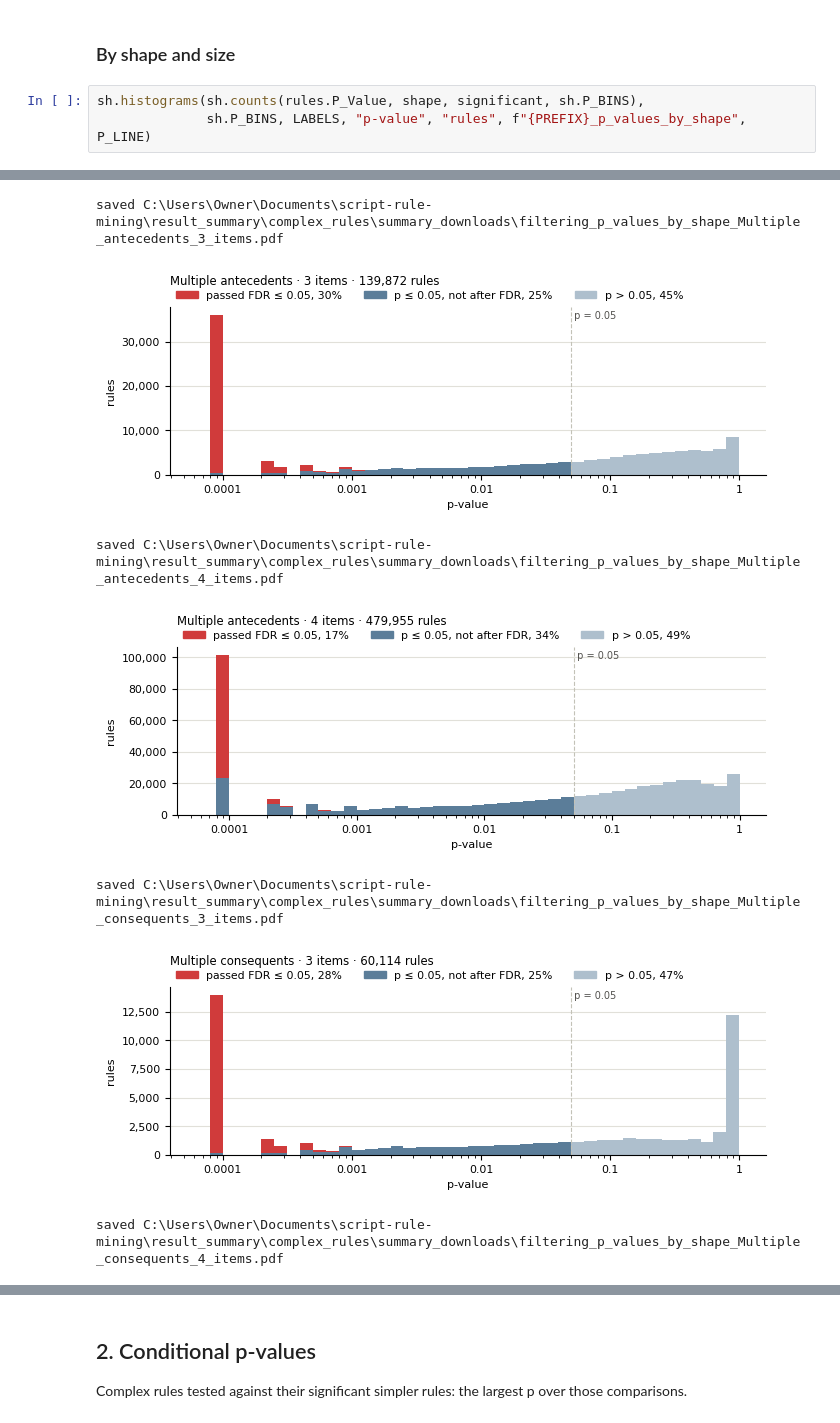
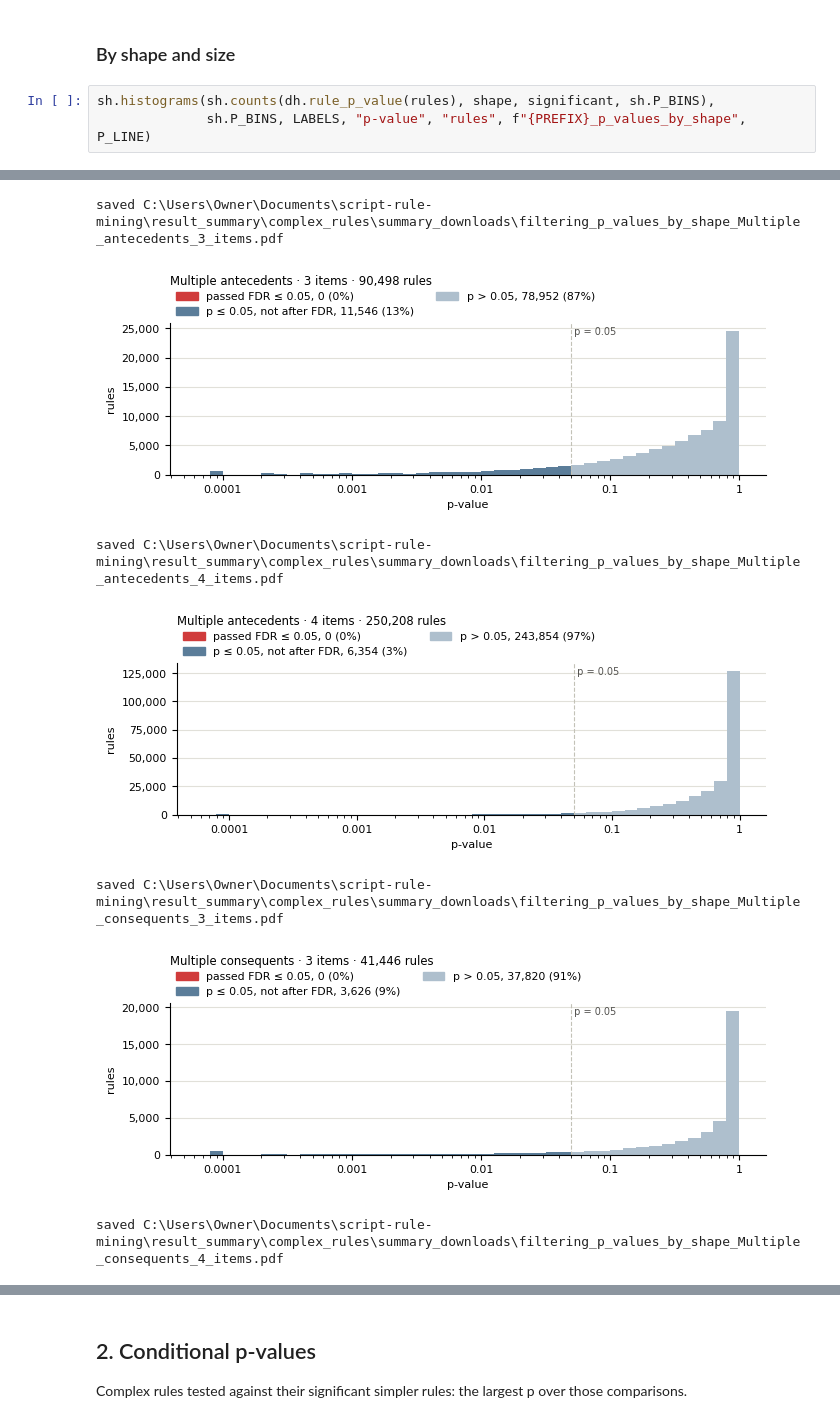
Before and after one commit to rachelbronerHU/bio-association-rule-mining-and-correlation, a Jupyter notebook: result_summary/complex_rules/filtering_complex_rules.ipynb, the cells around one changed output, grey strips where cells are left out. Drawn from its saved outputs; the diff is of its cells as text.

```diff
--- a/result_summary/complex_rules/filtering_complex_rules.ipynb
+++ b/result_summary/complex_rules/filtering_complex_rules.ipynb
@@ -79,7 +78,7 @@ saved C:\Users\Owner\Documents\script-rule-mining\result_summary\complex_rules\s
 # %% [markdown]
 ### By shape and size
 # %%
-sh.histograms(sh.counts(rules.P_Value, shape, significant, sh.P_BINS),
+sh.histograms(sh.counts(dh.rule_p_value(rules), shape, significant, sh.P_BINS),
               sh.P_BINS, LABELS, "p-value", "rules", f"{PREFIX}_p_values_by_shape", P_LINE)
 # %% [output]
 saved C:\Users\Owner\Documents\script-rule-mining\result_summary\complex_rules\summary_downloads\filtering_p_values_by_shape_Pairwise.pdf
@@ -87,7 +86,7 @@ saved C:\Users\Owner\Documents\script-rule-mining\result_summary\complex_rules\s
 saved C:\Users\Owner\Documents\script-rule-mining\result_summary\complex_rules\summary_downloads\filtering_p_values_by_shape_Multiple_antecedents_3_items.pdf
-[figure, old version]
+[figure, new version]
 saved C:\Users\Owner\Documents\script-rule-mining\result_summary\complex_rules\summary_downloads\filtering_p_values_by_shape_Multiple_antecedents_4_items.pdf
-[figure, old version]
+[figure, new version]
 saved C:\Users\Owner\Documents\script-rule-mining\result_summary\complex_rules\summary_downloads\filtering_p_values_by_shape_Multiple_consequents_3_items.pdf
-[figure, old version]
+[figure, new version]
 saved C:\Users\Owner\Documents\script-rule-mining\result_summary\complex_rules\summary_downloads\filtering_p_values_by_shape_Multiple_consequents_4_items.pdf
```
Also changed, not shown: parts of 8 cells of this notebook, 7 other files.
